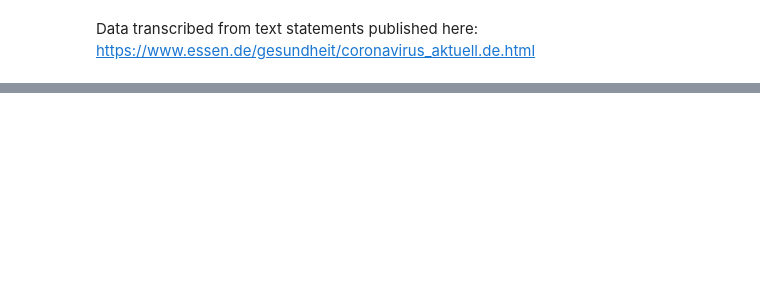
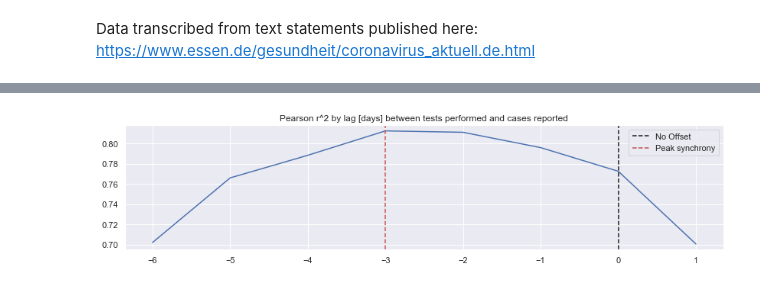
Before and after one commit to jpburstein/CoronaData, a Jupyter notebook: CoronaViz.ipynb, the cells around one changed output, grey strips where cells are left out. Saved outputs shown, nothing was run; the diff lists cells and outputs as text; code cells hidden in the pictures; blank space fills up the shorter version.

```diff
--- a/CoronaViz.ipynb
+++ b/CoronaViz.ipynb
@@ -118,0 +128,37 @@ fig.autofmt_xdate()
+# %%
+def crosscorr(datax, datay, lag=0, wrap=False):
+    """ Lag-N cross correlation.
+    Shifted data filled with NaNs
+
+    Parameters
+    ----------
+    lag : int, default 0
+    datax, datay : pandas.Series objects of equal length
+    Returns
+    ----------
+    crosscorr : float
+    """
+    if wrap:
+        shiftedy = datay.shift(lag)
+        shiftedy.iloc[:lag] = datay.iloc[-lag:].values
+        return datax.corr(shiftedy)
+    else:
+        return datax.corr(datay.shift(lag))
+
+d1 = daily.NewCases.rolling(window=avg_period).mean()
+d2 = daily.NewTests.rolling(window=avg_period).mean()
+offsets = [x for x in range(-6,2)]
+win = 8
+
+rs = [crosscorr(d1,d2, lag) for lag in offsets]
+offset = np.ceil(len(rs)/2)-np.argmax(rs)
+f,ax=plt.subplots(figsize=(14,3))
+ax.plot(range(-int(3*win/4),int(win/4)),rs)
+ax.axvline(0,color='k',linestyle='--',label='No Offset')
+ax.axvline(offsets[np.argmax(rs)],color='r',linestyle='--',label='Peak synchrony')
+ax.set(title=f'Pearson r^2 by lag [days] between tests performed and cases reported')
+
+plt.legend()
+plt.savefig("C:/Users/J33290/Desktop/Synchrony.png",dpi=300,bbox='tight')
+# %% [output]
+[figure, added]
```
Also changed, not shown: parts of 8 cells of this notebook.
